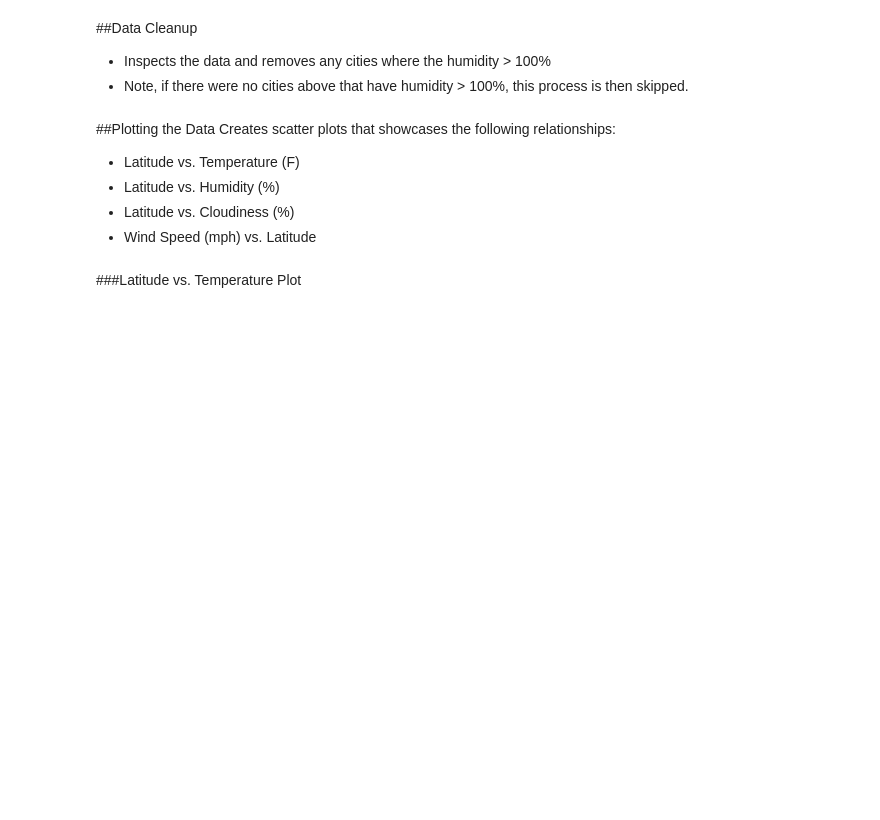
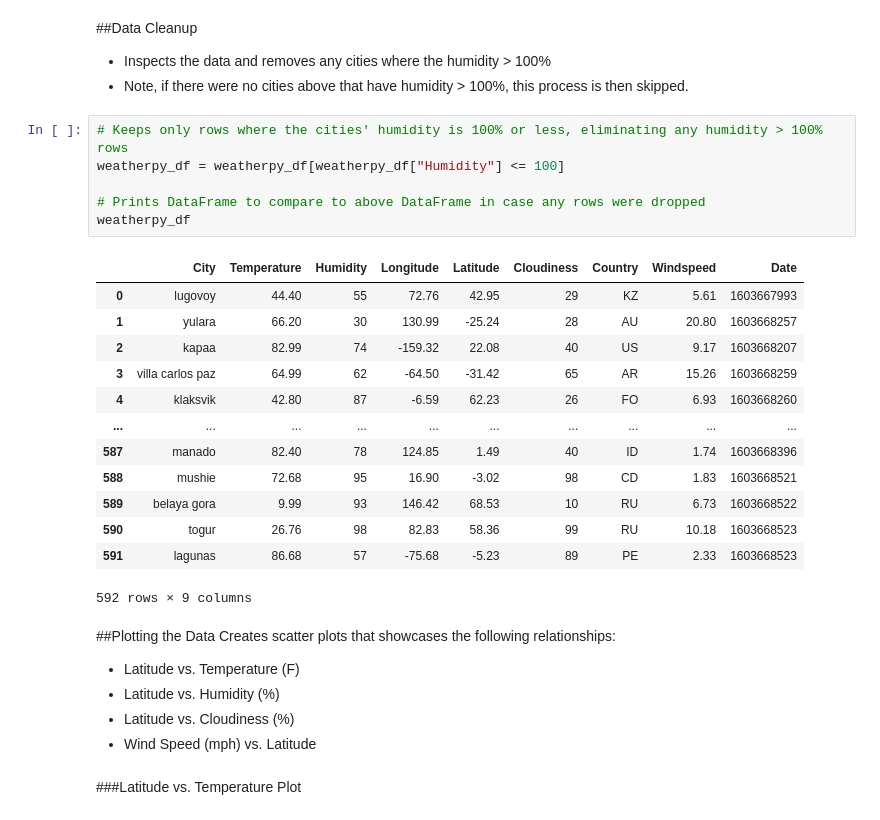
Before and after one commit to doublealogic/api-challenge-python, a Jupyter notebook: WeatherPy/WeatherPy.ipynb, the cells around one changed output. Drawn from its saved outputs; the diff is of its cells as text; blank space fills up the shorter version.

```diff
--- a/WeatherPy/WeatherPy.ipynb
+++ b/WeatherPy/WeatherPy.ipynb
@@ -146,6 +153,26 @@ weatherpy_df.head()
 ##Data Cleanup
 * Inspects the data and removes any cities where the humidity > 100%
 * Note, if there were no cities above that have humidity > 100%, this process is then skipped.
+# %%
+# Keeps only rows where the cities' humidity is 100% or less, eliminating any humidity > 100% rows
+weatherpy_df = weatherpy_df[weatherpy_df["Humidity"] <= 100]
+
+# Prints DataFrame to compare to above DataFrame in case any rows were dropped
+weatherpy_df
+# %% [output]
+|  | City | Temperature | Humidity | Longitude | Latitude | Cloudiness | Country | Windspeed | Date |
+| 0 | lugovoy | 44.40 | 55 | 72.76 | 42.95 | 29 | KZ | 5.61 | 1603667993 |
+| 1 | yulara | 66.20 | 30 | 130.99 | -25.24 | 28 | AU | 20.80 | 1603668257 |
+| 2 | kapaa | 82.99 | 74 | -159.32 | 22.08 | 40 | US | 9.17 | 1603668207 |
+| 3 | villa carlos paz | 64.99 | 62 | -64.50 | -31.42 | 65 | AR | 15.26 | 1603668259 |
+| 4 | klaksvik | 42.80 | 87 | -6.59 | 62.23 | 26 | FO | 6.93 | 1603668260 |
+| ... | ... | ... | ... | ... | ... | ... | ... | ... | ... |
+| 587 | manado | 82.40 | 78 | 124.85 | 1.49 | 40 | ID | 1.74 | 1603668396 |
+| 588 | mushie | 72.68 | 95 | 16.90 | -3.02 | 98 | CD | 1.83 | 1603668521 |
+| 589 | belaya gora | 9.99 | 93 | 146.42 | 68.53 | 10 | RU | 6.73 | 1603668522 |
+| 590 | togur | 26.76 | 98 | 82.83 | 58.36 | 99 | RU | 10.18 | 1603668523 |
+| 591 | lagunas | 86.68 | 57 | -75.68 | -5.23 | 89 | PE | 2.33 | 1603668523 |
+592 rows × 9 columns
 # %% [markdown]
 ##Plotting the Data
 Creates scatter plots that showcases the following relationships:
```
Also changed, not shown: parts of 3 cells of this notebook, 1 other file.
